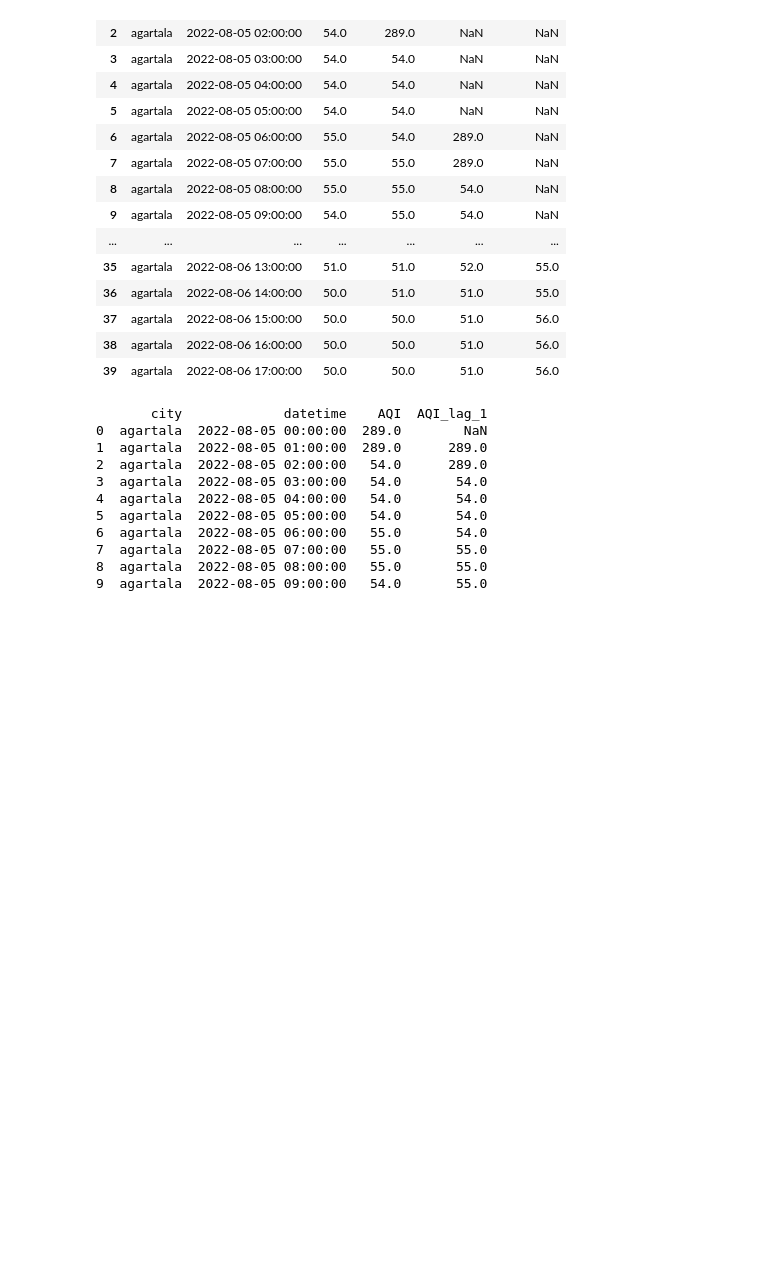
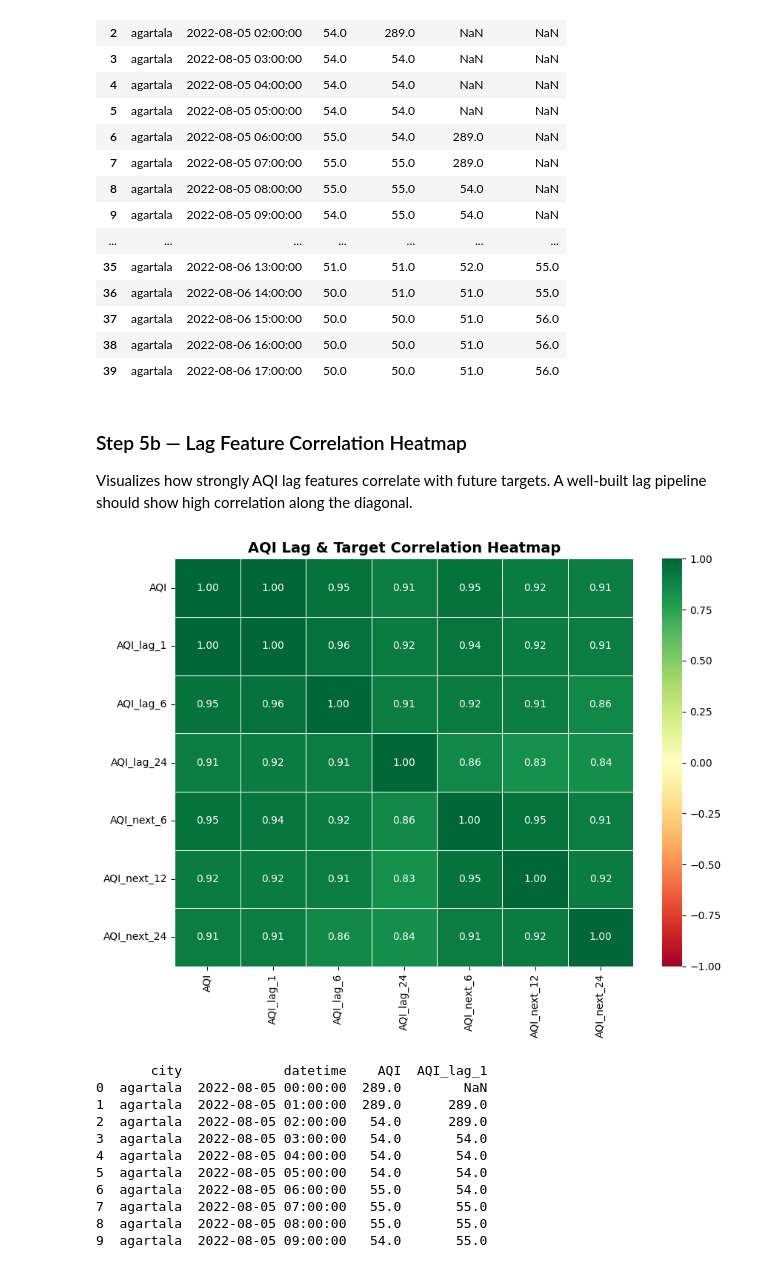
Before and after one commit to rachitgoyal14/vayu, a Jupyter notebook: notebooks/02_forecaster.ipynb, the cells around one changed output. Saved outputs shown, nothing was run; the diff lists cells and outputs as text; code cells hidden in the pictures; blank space fills up the shorter version.

Commit message:
feat: add graphs for better visualization

```diff
--- a/notebooks/02_forecaster.ipynb
+++ b/notebooks/02_forecaster.ipynb
@@ -179,6 +181,33 @@ df[['city','datetime','AQI','AQI_lag_1','AQI_lag_6','AQI_lag_24']].head(40)
 | 37 | agartala | 2022-08-06 15:00:00 | 50.0 | 50.0 | 51.0 | 56.0 |
 | 38 | agartala | 2022-08-06 16:00:00 | 50.0 | 50.0 | 51.0 | 56.0 |
 | 39 | agartala | 2022-08-06 17:00:00 | 50.0 | 50.0 | 51.0 | 56.0 |
+# %% [markdown]
+### Step 5b — Lag Feature Correlation Heatmap
+
+Visualizes how strongly AQI lag features correlate with future targets. A well-built lag pipeline should show high correlation along the diagonal.
+# %%
+import matplotlib.pyplot as plt
+import seaborn as sns
+
+corr_cols = ['AQI', 'AQI_lag_1', 'AQI_lag_6', 'AQI_lag_24',
+             'AQI_next_6', 'AQI_next_12', 'AQI_next_24']
+corr_matrix = df[corr_cols].corr()
+
+fig, ax = plt.subplots(figsize=(9, 7))
+sns.heatmap(
+    corr_matrix,
+    annot=True,
+    fmt=".2f",
+    cmap="RdYlGn",
+    vmin=-1, vmax=1,
+    linewidths=0.5,
+    ax=ax
+)
+ax.set_title("AQI Lag & Target Correlation Heatmap", fontsize=14, fontweight='bold')
+plt.tight_layout()
+plt.show()
+# %% [output]
+[figure, added]
 # %%
 # Lag features are ONLY valid if data is sorted by (city, datetime) first
 # This checks if city boundaries are bleeding into each other
```
Also changed, not shown: parts of 15 cells of this notebook.
